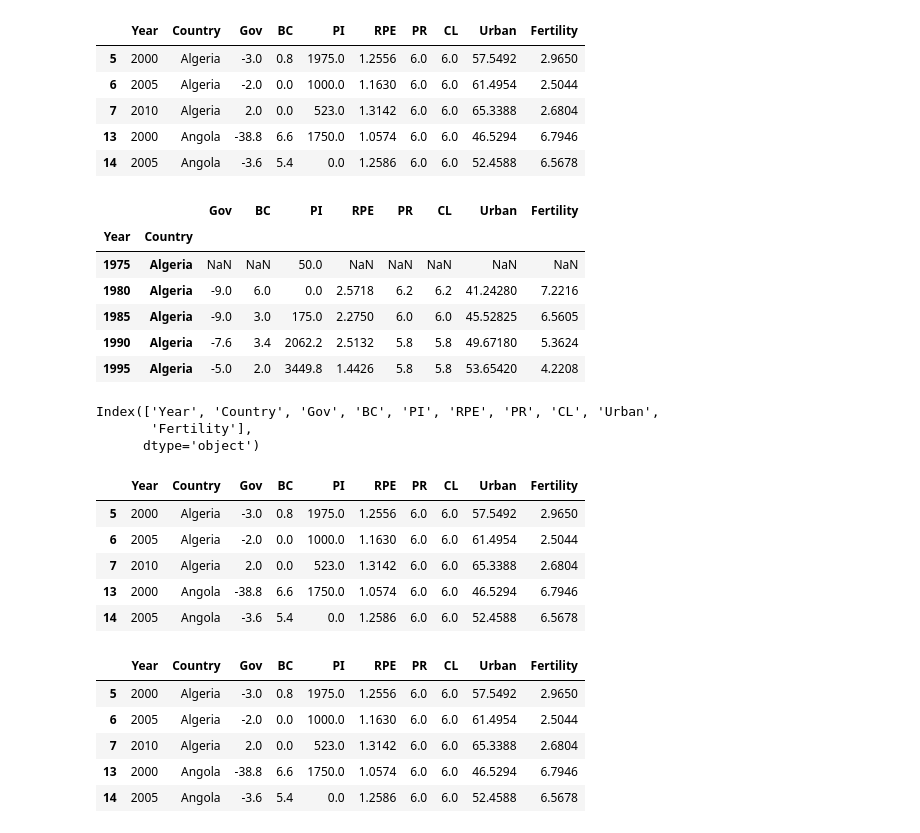
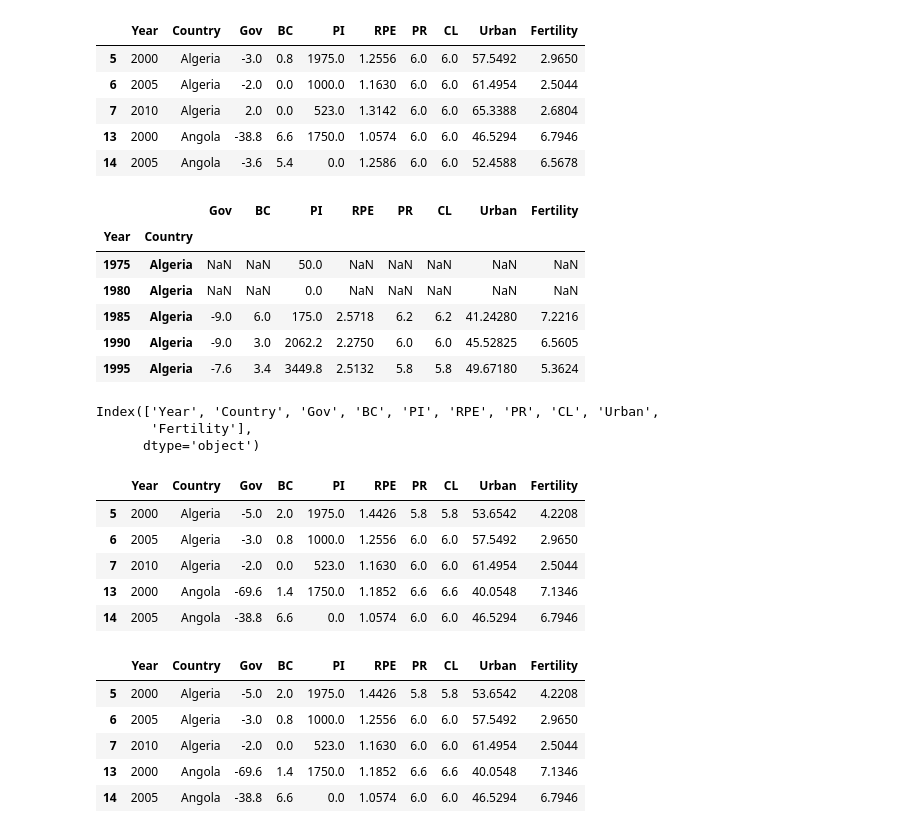
Before and after one commit to Chasen-Jeffries/Predicting-Irregular-Government-Change, a Jupyter notebook: Final-Cleaning-Political-Avg-Data.ipynb, the cells around one changed output. Cells and saved outputs as stored; diff of their text form; code cells hidden in the pictures.

```diff
--- a/Final-Cleaning-Political-Avg-Data.ipynb
+++ b/Final-Cleaning-Political-Avg-Data.ipynb
@@ -154,28 +172,28 @@ df_Avg_01.to_csv('Data/Clean/Final/Political-Avg-01.csv', index = False)
 # %%
 # DF Lag 2 Avg
 # Create DataFrame
 df_Avg_02 = pd.DataFrame(df_01)
 
 # Set both 'Year' and 'Country' as indices
 df_Avg_02.set_index(['Year', 'Country'], inplace=True)
 
-# Lag DV by 1 year
-df_Avg_02['Gov'] = df_Avg_02['Gov'].shift(1)
-df_Avg_02['BC'] = df_Avg_02['BC'].shift(1)
-df_Avg_02['RPE'] = df_Avg_02['RPE'].shift(1)
-df_Avg_02['PR'] = df_Avg_02['PR'].shift(1)
-df_Avg_02['CL'] = df_Avg_02['CL'].shift(1)
-df_Avg_02['Urban'] = df_Avg_02['Urban'].shift(1)
-df_Avg_02['Fertility'] = df_Avg_02['Fertility'].shift(1)
+# Lag DV by 2 periods
+df_Avg_02['Gov'] = df_Avg_02['Gov'].shift(2)
+df_Avg_02['BC'] = df_Avg_02['BC'].shift(2)
+df_Avg_02['RPE'] = df_Avg_02['RPE'].shift(2)
+df_Avg_02['PR'] = df_Avg_02['PR'].shift(2)
+df_Avg_02['CL'] = df_Avg_02['CL'].shift(2)
+df_Avg_02['Urban'] = df_Avg_02['Urban'].shift(2)
+df_Avg_02['Fertility'] = df_Avg_02['Fertility'].shift(2)
 df_Avg_02.head()
 # %% [output]
 |  |  | Gov | BC | PI | RPE | PR | CL | Urban | Fertility |
 | Year | Country |  |  |  |  |  |  |  |  |
 | 1975 | Algeria | NaN | NaN | 50.0 | NaN | NaN | NaN | NaN | NaN |
-| 1980 | Algeria | -9.0 | 6.0 | 0.0 | 2.5718 | 6.2 | 6.2 | 41.24280 | 7.2216 |
-| 1985 | Algeria | -9.0 | 3.0 | 175.0 | 2.2750 | 6.0 | 6.0 | 45.52825 | 6.5605 |
-| 1990 | Algeria | -7.6 | 3.4 | 2062.2 | 2.5132 | 5.8 | 5.8 | 49.67180 | 5.3624 |
-| 1995 | Algeria | -5.0 | 2.0 | 3449.8 | 1.4426 | 5.8 | 5.8 | 53.65420 | 4.2208 |
+| 1980 | Algeria | NaN | NaN | 0.0 | NaN | NaN | NaN | NaN | NaN |
+| 1985 | Algeria | -9.0 | 6.0 | 175.0 | 2.5718 | 6.2 | 6.2 | 41.24280 | 7.2216 |
+| 1990 | Algeria | -9.0 | 3.0 | 2062.2 | 2.2750 | 6.0 | 6.0 | 45.52825 | 6.5605 |
+| 1995 | Algeria | -7.6 | 3.4 | 3449.8 | 2.5132 | 5.8 | 5.8 | 49.67180 | 5.3624 |
 # %%
 # Reset the index and keep the 'Year' as a column
 df_Avg_02 = df_Avg_02.reset_index()
@@ -191,20 +209,20 @@ df_Avg_02 = df_Avg_02[(df_Avg_02['Year'] >= 2000) & (df_Avg_02['Year'] <= 2020)]
 df_Avg_02.head()
 # %% [output]
 |  | Year | Country | Gov | BC | PI | RPE | PR | CL | Urban | Fertility |
-| 5 | 2000 | Algeria | -3.0 | 0.8 | 1975.0 | 1.2556 | 6.0 | 6.0 | 57.5492 | 2.9650 |
-| 6 | 2005 | Algeria | -2.0 | 0.0 | 1000.0 | 1.1630 | 6.0 | 6.0 | 61.4954 | 2.5044 |
-| 7 | 2010 | Algeria | 2.0 | 0.0 | 523.0 | 1.3142 | 6.0 | 6.0 | 65.3388 | 2.6804 |
-| 13 | 2000 | Angola | -38.8 | 6.6 | 1750.0 | 1.0574 | 6.0 | 6.0 | 46.5294 | 6.7946 |
-| 14 | 2005 | Angola | -3.6 | 5.4 | 0.0 | 1.2586 | 6.0 | 6.0 | 52.4588 | 6.5678 |
+| 5 | 2000 | Algeria | -5.0 | 2.0 | 1975.0 | 1.4426 | 5.8 | 5.8 | 53.6542 | 4.2208 |
+| 6 | 2005 | Algeria | -3.0 | 0.8 | 1000.0 | 1.2556 | 6.0 | 6.0 | 57.5492 | 2.9650 |
+| 7 | 2010 | Algeria | -2.0 | 0.0 | 523.0 | 1.1630 | 6.0 | 6.0 | 61.4954 | 2.5044 |
+| 13 | 2000 | Angola | -69.6 | 1.4 | 1750.0 | 1.1852 | 6.6 | 6.6 | 40.0548 | 7.1346 |
+| 14 | 2005 | Angola | -38.8 | 6.6 | 0.0 | 1.0574 | 6.0 | 6.0 | 46.5294 | 6.7946 |
 # %%
 # Drop 'Country' and 'Year' columns
 # df_Avg_02 = df_Avg_02.drop(['Country', 'Year'], axis=1)
 df_Avg_02.head()
 # %% [output]
 |  | Year | Country | Gov | BC | PI | RPE | PR | CL | Urban | Fertility |
-| 5 | 2000 | Algeria | -3.0 | 0.8 | 1975.0 | 1.2556 | 6.0 | 6.0 | 57.5492 | 2.9650 |
-| 6 | 2005 | Algeria | -2.0 | 0.0 | 1000.0 | 1.1630 | 6.0 | 6.0 | 61.4954 | 2.5044 |
-| 7 | 2010 | Algeria | 2.0 | 0.0 | 523.0 | 1.3142 | 6.0 | 6.0 | 65.3388 | 2.6804 |
-| 13 | 2000 | Angola | -38.8 | 6.6 | 1750.0 | 1.0574 | 6.0 | 6.0 | 46.5294 | 6.7946 |
-| 14 | 2005 | Angola | -3.6 | 5.4 | 0.0 | 1.2586 | 6.0 | 6.0 | 52.4588 | 6.5678 |
+| 5 | 2000 | Algeria | -5.0 | 2.0 | 1975.0 | 1.4426 | 5.8 | 5.8 | 53.6542 | 4.2208 |
+| 6 | 2005 | Algeria | -3.0 | 0.8 | 1000.0 | 1.2556 | 6.0 | 6.0 | 57.5492 | 2.9650 |
+| 7 | 2010 | Algeria | -2.0 | 0.0 | 523.0 | 1.1630 | 6.0 | 6.0 | 61.4954 | 2.5044 |
+| 13 | 2000 | Angola | -69.6 | 1.4 | 1750.0 | 1.1852 | 6.6 | 6.6 | 40.0548 | 7.1346 |
+| 14 | 2005 | Angola | -38.8 | 6.6 | 0.0 | 1.0574 | 6.0 | 6.0 | 46.5294 | 6.7946 |
 # %%
```
Also changed, not shown: parts of 14 cells of this notebook, 3 other files.
